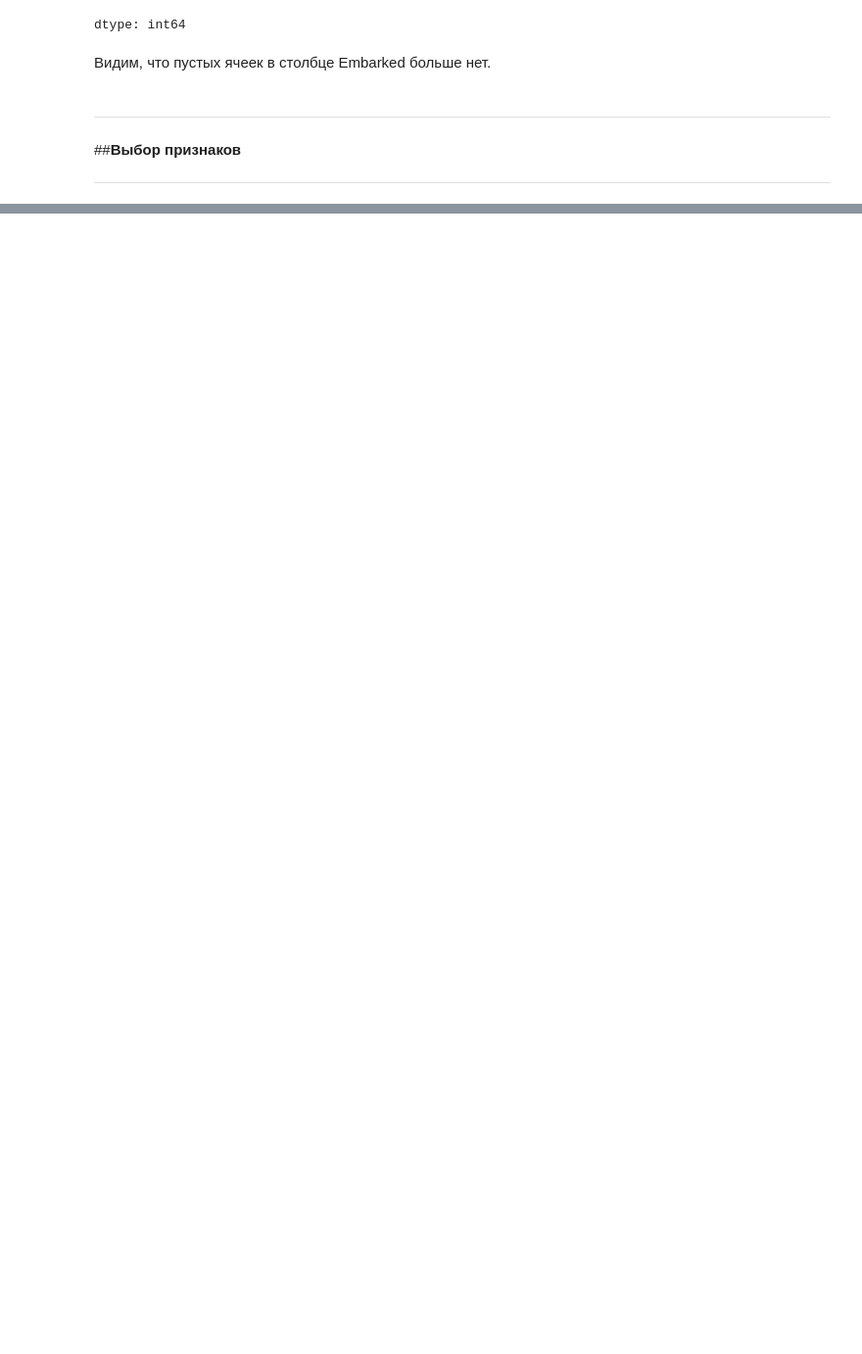
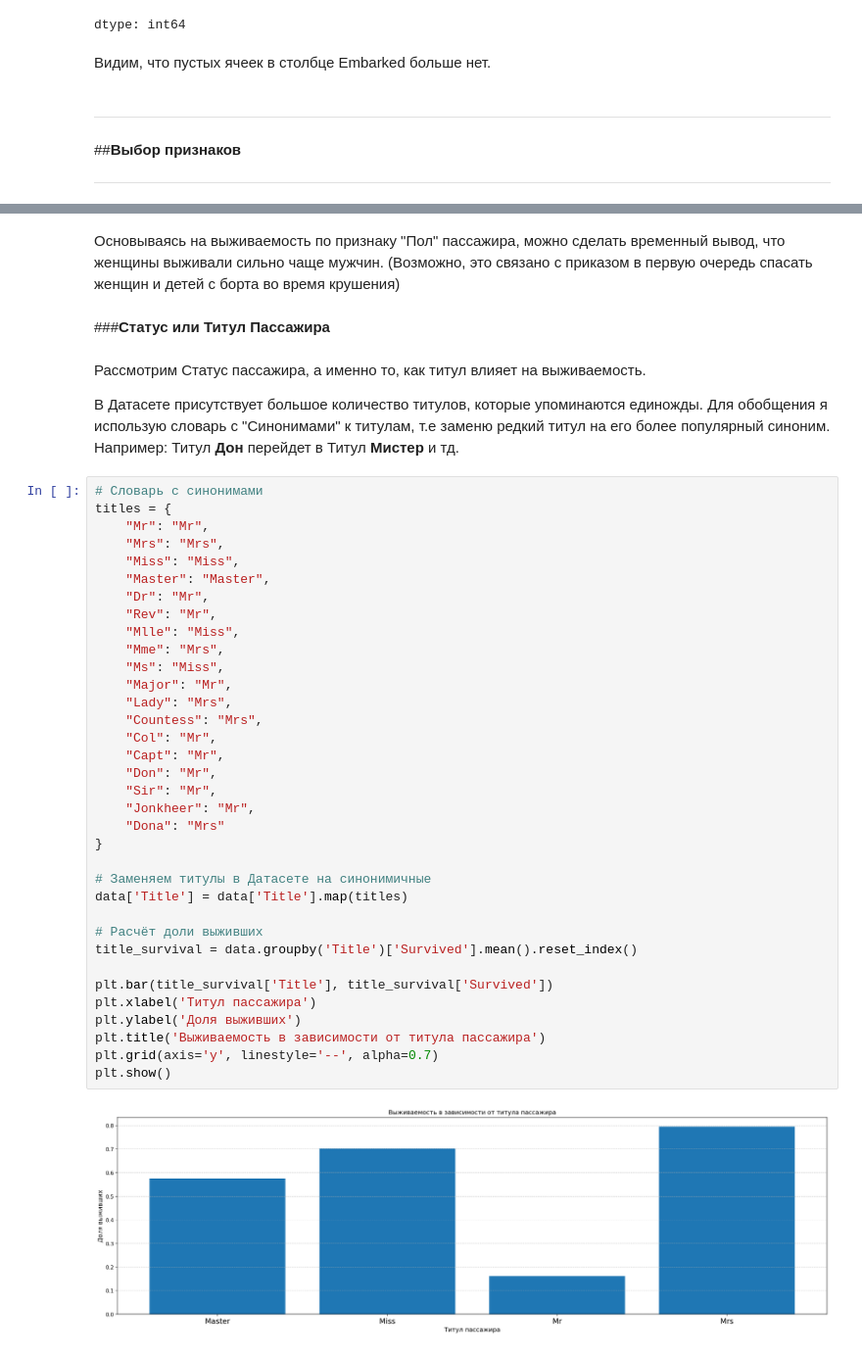
Before and after one commit to neuezeldaa/TItanic_Kaggle, a Jupyter notebook: Titanic_Kaggle_Zolotov.ipynb, the cells around one changed output, grey strips where cells are left out. Shown at 98% size. Drawn from its saved outputs; the diff is of its cells as text; blank space fills up the shorter version.

```diff
--- a/Titanic_Kaggle_Zolotov.ipynb
+++ b/Titanic_Kaggle_Zolotov.ipynb
@@ -222,0 +345,45 @@ dtype: int64
+# %% [markdown]
+Основываясь на выживаемость по признаку "Пол" пассажира, можно сделать временный вывод, что женщины выживали сильно чаще мужчин. (Возможно, это связано с приказом в первую очередь спасать женщин и детей с борта во время крушения)
+# %% [markdown]
+###**Статус или Титул Пассажира**
+# %% [markdown]
+Рассмотрим Статус пассажира, а именно то, как титул влияет на выживаемость.
+
+В Датасете присутствует большое количество титулов, которые упоминаются единожды. Для обобщения я использую словарь с "Синонимами" к титулам, т.е заменю редкий титул на его более популярный синоним. Например: Титул **Дон** перейдет в Титул **Мистер** и тд.
+# %%
+# Словарь с синонимами
+titles = {
+    "Mr": "Mr",
+    "Mrs": "Mrs",
+    "Miss": "Miss",
+    "Master": "Master",
+    "Dr": "Mr",
+    "Rev": "Mr",
+    "Mlle": "Miss",
+    "Mme": "Mrs",
+    "Ms": "Miss",
+    "Major": "Mr",
+    "Lady": "Mrs",
+    "Countess": "Mrs",
+    "Col": "Mr",
+    "Capt": "Mr",
+    "Don": "Mr",
+    "Sir": "Mr",
+    "Jonkheer": "Mr",
+    "Dona": "Mrs"
+}
+
+# Заменяем титулы в Датасете на синонимичные
+data['Title'] = data['Title'].map(titles)
+
+# Расчёт доли выживших
+title_survival = data.groupby('Title')['Survived'].mean().reset_index()
+
+plt.bar(title_survival['Title'], title_survival['Survived'])
+plt.xlabel('Титул пассажира')
+plt.ylabel('Доля выживших')
+plt.title('Выживаемость в зависимости от титула пассажира')
+plt.grid(axis='y', linestyle='--', alpha=0.7)
+plt.show()
+# %% [output]
+[figure, added]
```
Also changed, not shown: parts of 36 cells of this notebook.
